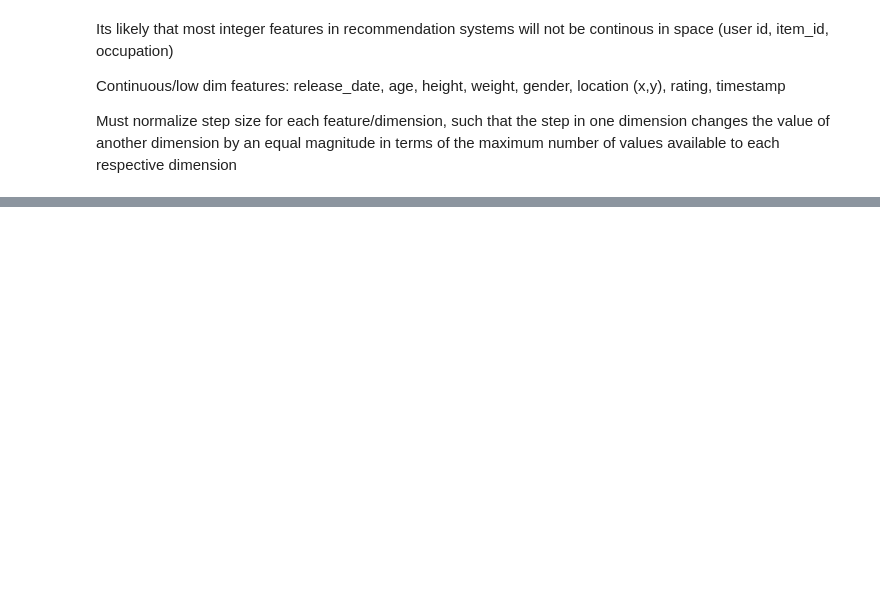
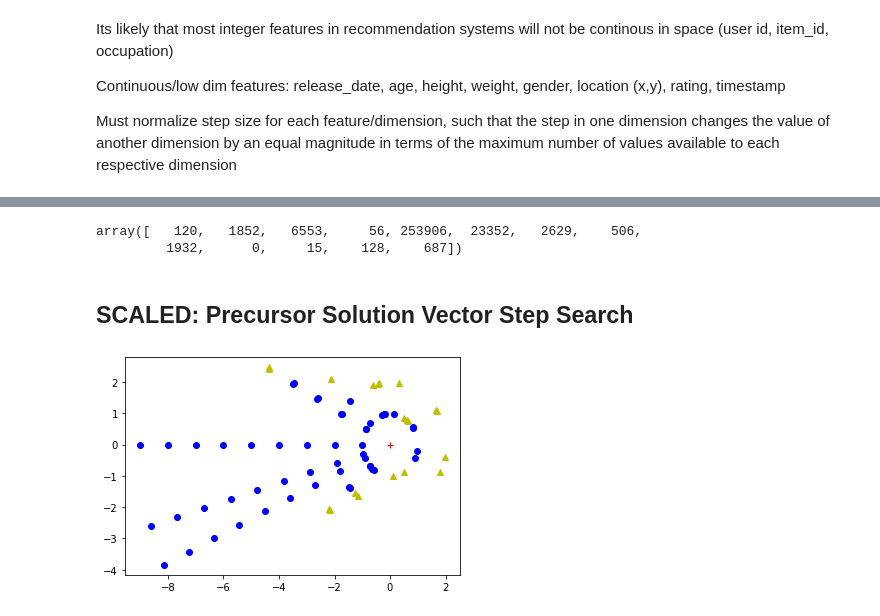
Before and after one commit to spkell/DFEST-Explainability, a Jupyter notebook: DeepFM-IntOnly.ipynb, the cells around one changed output, grey strips where cells are left out. Drawn from its saved outputs; the diff is of its cells as text; code cells hidden in the pictures; blank space fills up the shorter version.

```diff
--- a/DeepFM-IntOnly.ipynb
+++ b/DeepFM-IntOnly.ipynb
@@ -832,0 +701,10 @@ Must normalize step size for each feature/dimension, such that the step in one d
+# %%
+#Distribution for integer features
+num_data_distrib = []
+for feat in dense_features:
+    feature = data[feat]
+    #num_data_distrib.append([feature.min(), feature.max(), np.std(feature), feature.mean()])
+    num_data_distrib.append([feature.min(), feature.max(), feature.max() - feature.min()])
+
+np.asarray(num_data_distrib).shape
+#I1-13 int features, 4 statistical values of each int feature
@@ -832,0 +731,8 @@ Must normalize step size for each feature/dimension, such that the step in one d
+# %%
+int_feat_ranges = []
+for feat in num_data_distrib:
+    int_feat_ranges.append(feat[2])
+int_feat_ranges = np.asarray(int_feat_ranges)
+print(int_feat_ranges)
+int_feat_scaler = 1/int_feat_ranges
+print(int_feat_scaler)
@@ -832,0 +747,61 @@ Must normalize step size for each feature/dimension, such that the step in one d
+# %%
+(int_feat_ranges/10).astype(int)
+# %% [output]
+array([   120,   1852,   6553,     56, 253906,  23352,   2629,    506,
+         1932,      0,     15,    128,    687])
+# %% [markdown]
+SCALED: Precursor Solution Vector Step Search
+----
+# %%
+# sum(block distance) would be more efficent at scale, avoiding sqrt and squares
+#returns distance for ndim feature space
+def get_distance(source_node,query_node,int_feat_scaler):
+    dif = query_node - source_node
+    scaled_dif = dif / int_feat_scaler
+    dsum = 0
+    for feat in dif:
+        dsum += feat**2
+    return math.sqrt(dsum)
+
+
+def generate_precursor_solutions(source_node,int_feat_ranges,k=20,nsteps=6,plot_search=False):
+
+    step_sizes = (int_feat_ranges/nsteps).astype(int) #How large of a step to take for each respective int feature
+    int_feat_scaler = 1/np.asarray(int_feat_ranges) #Scale to normalize feature step size when calculating distance
+
+    feat_steps = []
+    for feat in range(len(int_feat_ranges)):
+        feat_steps.append(np.arange(step_sizes[feat],int_feat_ranges[feat],step_sizes[feat]))
+    feat_steps = np.asarray(feat_steps)
+
+    source_rec = query_simple_model(source_node)
+
+    if plot_search:
+        plt.plot(source_feats[0],source_feats[1],'r+')
+
+    discovered = {}
+
+    while len(discovered) < k:
+        unit_vector = generate_unit_vectors(len(source_node),1)[0]
+        for step in range(nsteps-1):
+            scaled_vector = np.asarray(unit_vector * feat_steps.T[step] + source_node)
+            query_rec = query_simple_model(scaled_vector)
+
+            if plot_search:
+                if query_rec == source_rec:
+                    plt.plot(scaled_vector[0],scaled_vector[1],'bo')
+                else:
+                    plt.plot(scaled_vector[0],scaled_vector[1],'y^')
+
+            if source_rec != query_rec:
+                # distance heuristic
+                discovered[tuple(scaled_vector)] = get_distance(source_node,scaled_vector,int_feat_scaler)
+                break
+
+    return discovered
+
+source_node = np.asarray([0,0])
+int_feat_ranges = np.asarray([10,10])
+prelim_discovered = generate_precursor_solutions(source_node,int_feat_ranges,plot_search=True,nsteps=10)
+# %% [output]
+[figure, added]
```
Also changed, not shown: parts of 26 cells of this notebook.
